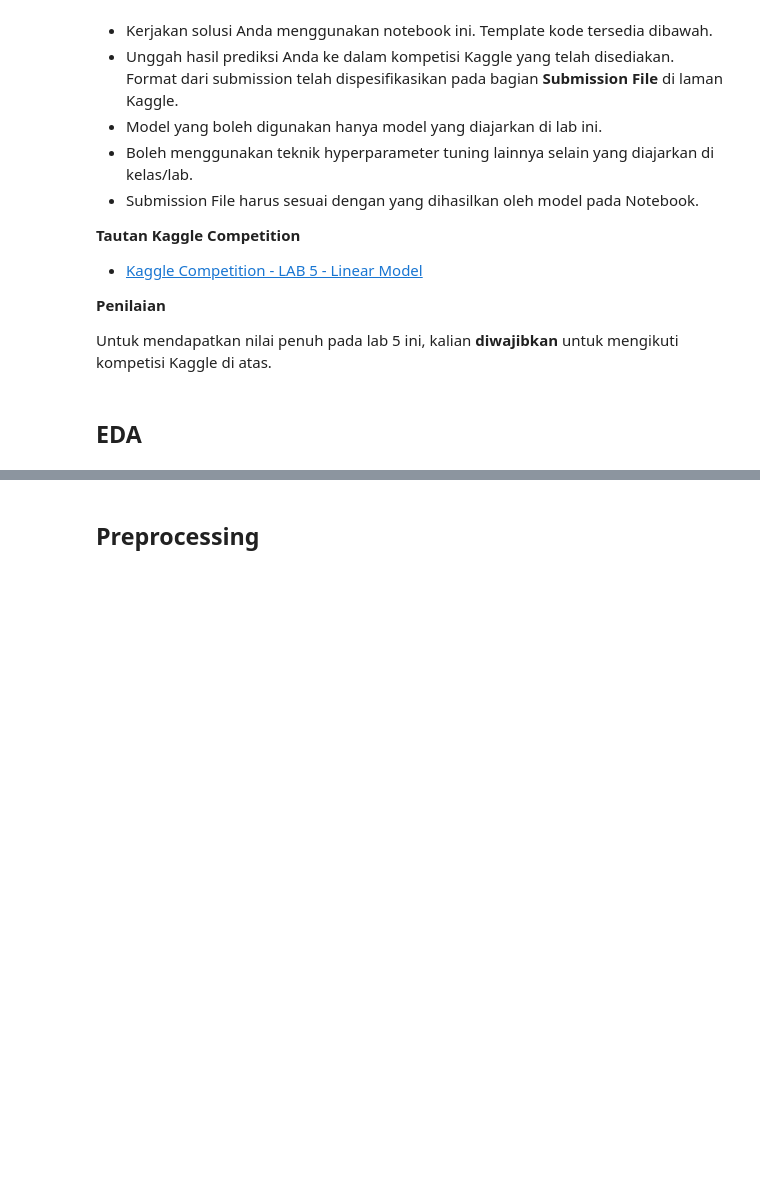
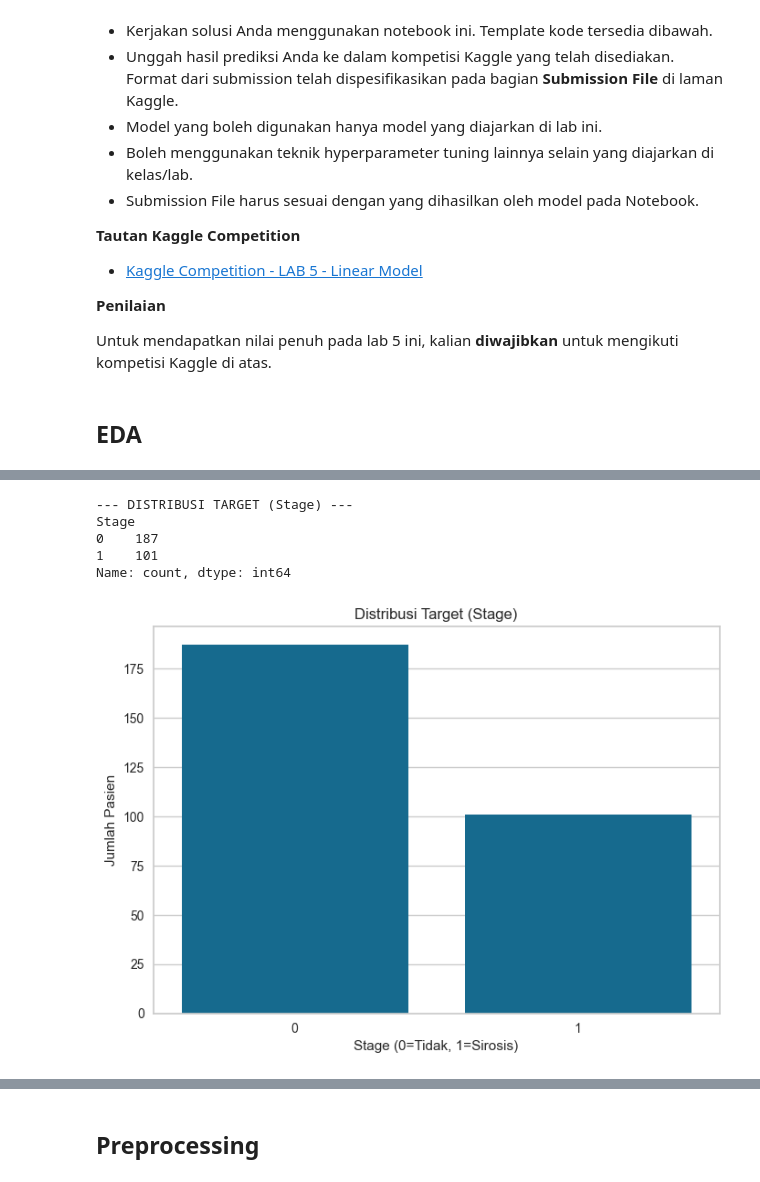
Before and after one commit to Felixsimbolon/bagijong, a Jupyter notebook: Lab5.ipynb, the cells around one changed output, grey strips where cells are left out. Cells and saved outputs as stored; diff of their text form; code cells hidden in the pictures; blank space fills up the shorter version.

```diff
--- a/Lab5.ipynb
+++ b/Lab5.ipynb
@@ -1653,0 +1970,19 @@ Untuk mendapatkan nilai penuh pada lab 5 ini, kalian **diwajibkan** untuk mengik
+# %%
+import pandas as pd
+import numpy as np
+import matplotlib.pyplot as plt
+import seaborn as sns
+
+# Baca data
+train = pd.read_csv('cirrhosis_train.csv')
+test = pd.read_csv('cirrhosis_test.csv')
+
+print("\n--- INFORMASI DATA ---")
+print("Train shape:", train.shape)
+print("Test shape :", test.shape)
+
+print("\nKolom Train:", list(train.columns))
+print("Kolom Test :", list(test.columns))
+
+print("\nTipe data Train:")
+print(train.dtypes)
@@ -1653,0 +2056,16 @@ Untuk mendapatkan nilai penuh pada lab 5 ini, kalian **diwajibkan** untuk mengik
+# %%
+# Distribusi target
+print("\n--- DISTRIBUSI TARGET (Stage) ---")
+print(train['Stage'].value_counts())
+sns.countplot(x='Stage', data=train)
+plt.title('Distribusi Target (Stage)')
+plt.xlabel('Stage (0=Tidak, 1=Sirosis)')
+plt.ylabel('Jumlah Pasien')
+plt.show()
+# %% [output]
+--- DISTRIBUSI TARGET (Stage) ---
+Stage
+0    187
+1    101
+Name: count, dtype: int64
+[figure, added]
```
Also changed, not shown: parts of 46 cells of this notebook, 5 other files.
